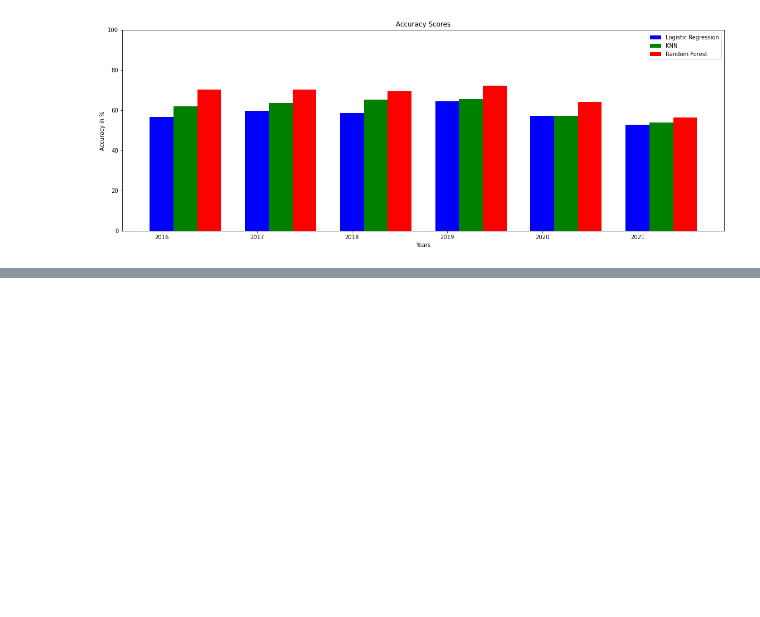
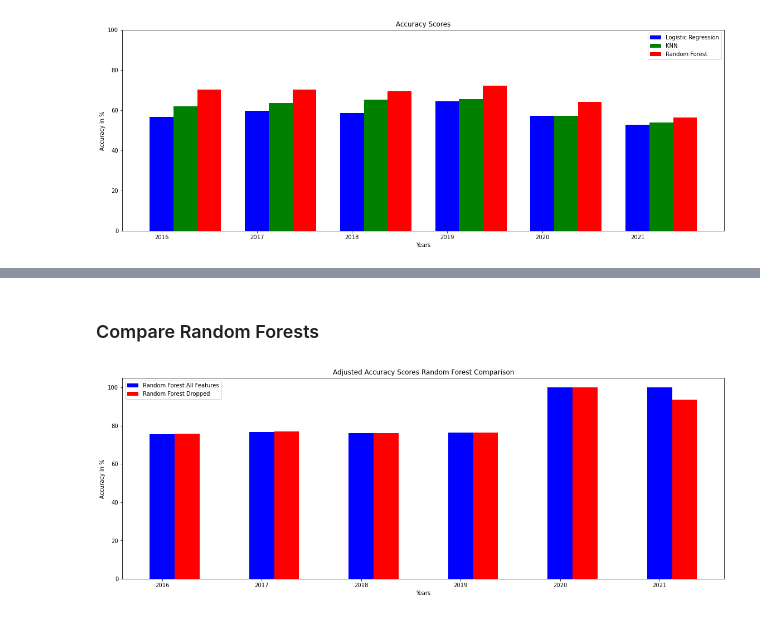
Before and after one commit to MatthewR1021/MLB_Classification, a Jupyter notebook: Modeling/Visualization_builder.ipynb, the cells around one changed output, grey strips where cells are left out. Saved outputs shown, nothing was run; the diff lists cells and outputs as text; code cells hidden in the pictures; blank space fills up the shorter version.

```diff
--- a/Modeling/Visualization_builder.ipynb
+++ b/Modeling/Visualization_builder.ipynb
@@ -98,0 +149,17 @@ ax.set_ylim(top=100);
+# %% [markdown]
+### Compare Random Forests
+# %%
+data = [Acc_75_25_rf,
+        acc_rf_zero]
+X = np.arange(6)
+fig = plt.figure(figsize=(15,5))
+ax = fig.add_axes([0,0,1,1])
+ax.bar(X + 0.00, data[0], color = 'b', width = 0.25,label='Random Forest All Features')
+ax.bar(X + 0.25, data[1], color = 'r', width = 0.25,label='Random Forest Dropped')
+ax.set_title('Adjusted Accuracy Scores Random Forest Comparison')
+ax.legend()
+ax.set_xticklabels(year_yof)
+ax.set_ylabel('Accuracy in %')
+ax.set_xlabel('Years');
+# %% [output]
+[figure, added]
```
Also changed, not shown: parts of 8 cells of this notebook, 6 other files.
